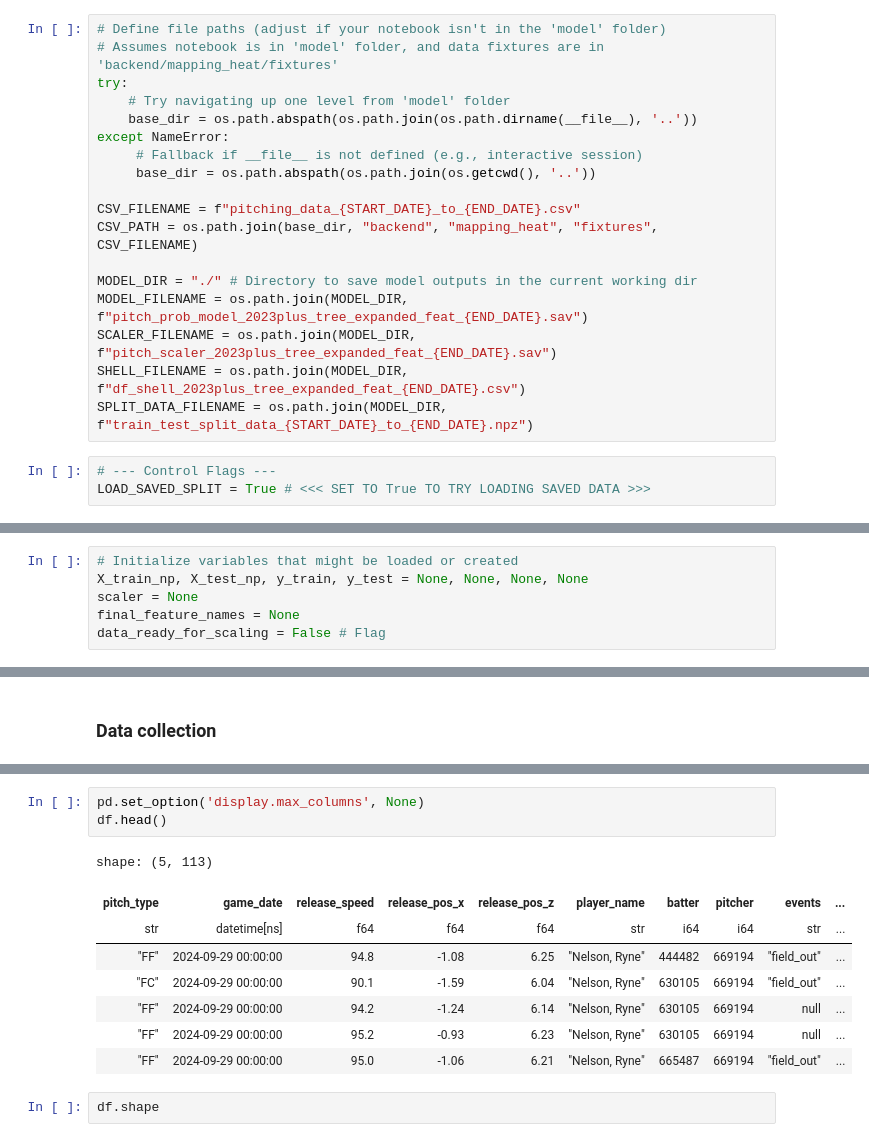
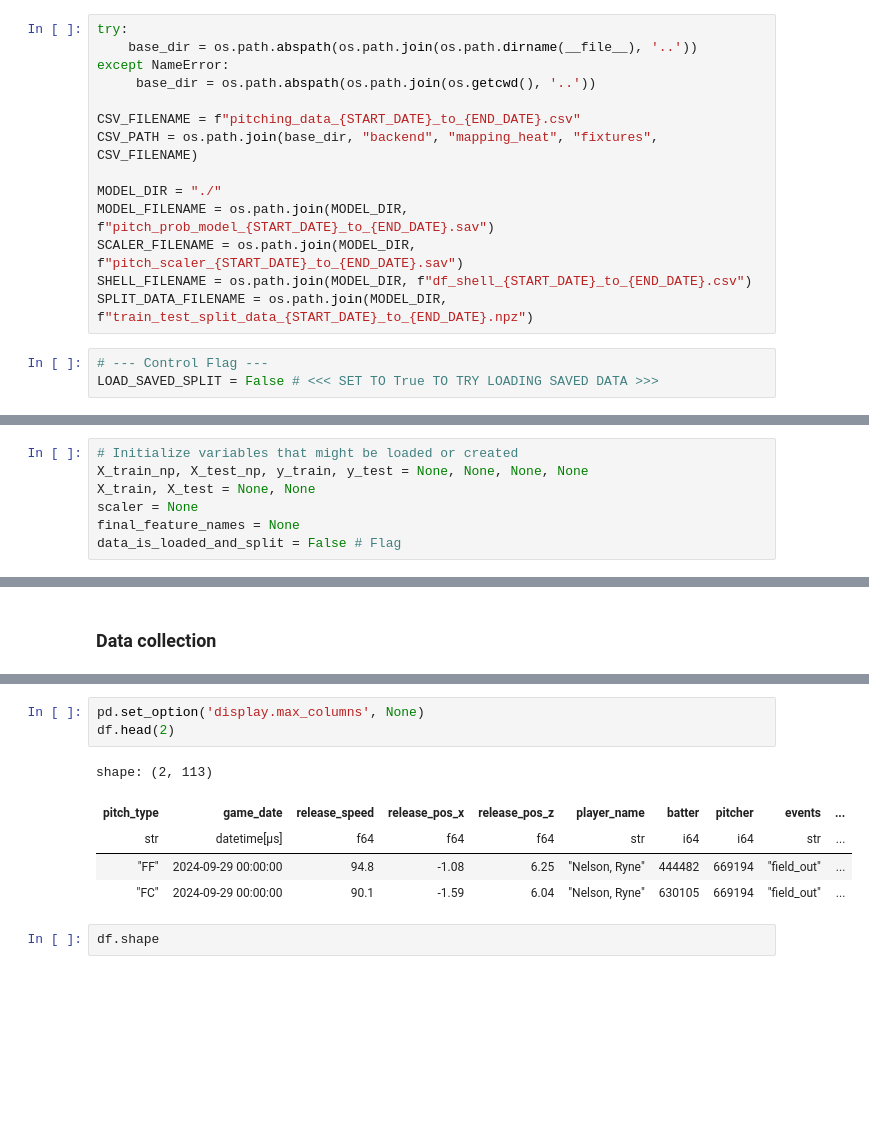
Before and after one commit to Btlyons1/MappingHeat, a Jupyter notebook: model/new_model.ipynb, the cells around one changed output, grey strips where cells are left out. Cells and saved outputs as stored; diff of their text form; blank space fills up the shorter version.

```diff
--- a/model/new_model.ipynb
+++ b/model/new_model.ipynb
@@ -75,23 +80,19 @@ START_DATE = '2023-03-30'
 # END_DATE = (datetime.date.today() - datetime.timedelta(days=1)).strftime('%Y-%m-%d')
 END_DATE = '2024-9-29' # Or use a fixed date
 # %%
-# Define file paths (adjust if your notebook isn't in the 'model' folder)
-# Assumes notebook is in 'model' folder, and data fixtures are in 'backend/mapping_heat/fixtures'
 try:
-    # Try navigating up one level from 'model' folder
     base_dir = os.path.abspath(os.path.join(os.path.dirname(__file__), '..'))
 except NameError:
-     # Fallback if __file__ is not defined (e.g., interactive session)
      base_dir = os.path.abspath(os.path.join(os.getcwd(), '..'))
 
 CSV_FILENAME = f"pitching_data_{START_DATE}_to_{END_DATE}.csv"
 CSV_PATH = os.path.join(base_dir, "backend", "mapping_heat", "fixtures", CSV_FILENAME)
 
-MODEL_DIR = "./" # Directory to save model outputs in the current working dir
-MODEL_FILENAME = os.path.join(MODEL_DIR, f"pitch_prob_model_2023plus_tree_expanded_feat_{END_DATE}.sav")
-SCALER_FILENAME = os.path.join(MODEL_DIR, f"pitch_scaler_2023plus_tree_expanded_feat_{END_DATE}.sav")
-SHELL_FILENAME = os.path.join(MODEL_DIR, f"df_shell_2023plus_tree_expanded_feat_{END_DATE}.csv")
+MODEL_DIR = "./"
+MODEL_FILENAME = os.path.join(MODEL_DIR, f"pitch_prob_model_{START_DATE}_to_{END_DATE}.sav")
+SCALER_FILENAME = os.path.join(MODEL_DIR, f"pitch_scaler_{START_DATE}_to_{END_DATE}.sav")
+SHELL_FILENAME = os.path.join(MODEL_DIR, f"df_shell_{START_DATE}_to_{END_DATE}.csv")
 SPLIT_DATA_FILENAME = os.path.join(MODEL_DIR, f"train_test_split_data_{START_DATE}_to_{END_DATE}.npz")
 # %%
-# --- Control Flags ---
-LOAD_SAVED_SPLIT = True # <<< SET TO True TO TRY LOADING SAVED DATA >>>
+# --- Control Flag ---
+LOAD_SAVED_SPLIT = False # <<< SET TO True TO TRY LOADING SAVED DATA >>>
@@ -112,6 +134,7 @@ target_source_col = 'description'
 # %%
 # Initialize variables that might be loaded or created
 X_train_np, X_test_np, y_train, y_test = None, None, None, None
+X_train, X_test = None, None
 scaler = None
 final_feature_names = None
-data_ready_for_scaling = False # Flag
+data_is_loaded_and_split = False # Flag
@@ -347,15 +296,12 @@ df.columns
 # %%
 pd.set_option('display.max_columns', None)
-df.head()
+df.head(2)
 # %% [output]
-shape: (5, 113)
+shape: (2, 113)
 | pitch_type | game_date | release_speed | release_pos_x | release_pos_z | player_name | batter | pitcher | events | ... |
-| str | datetime[ns] | f64 | f64 | f64 | str | i64 | i64 | str | ... |
+| str | datetime[μs] | f64 | f64 | f64 | str | i64 | i64 | str | ... |
 | "FF" | 2024-09-29 00:00:00 | 94.8 | -1.08 | 6.25 | "Nelson, Ryne" | 444482 | 669194 | "field_out" | ... |
 | "FC" | 2024-09-29 00:00:00 | 90.1 | -1.59 | 6.04 | "Nelson, Ryne" | 630105 | 669194 | "field_out" | ... |
-| "FF" | 2024-09-29 00:00:00 | 94.2 | -1.24 | 6.14 | "Nelson, Ryne" | 630105 | 669194 | null | ... |
-| "FF" | 2024-09-29 00:00:00 | 95.2 | -0.93 | 6.23 | "Nelson, Ryne" | 630105 | 669194 | null | ... |
-| "FF" | 2024-09-29 00:00:00 | 95.0 | -1.06 | 6.21 | "Nelson, Ryne" | 665487 | 669194 | "field_out" | ... |
 # %%
 df.shape
 # %% [output]
```
Also changed, not shown: parts of 85 cells of this notebook, 10 other files.
